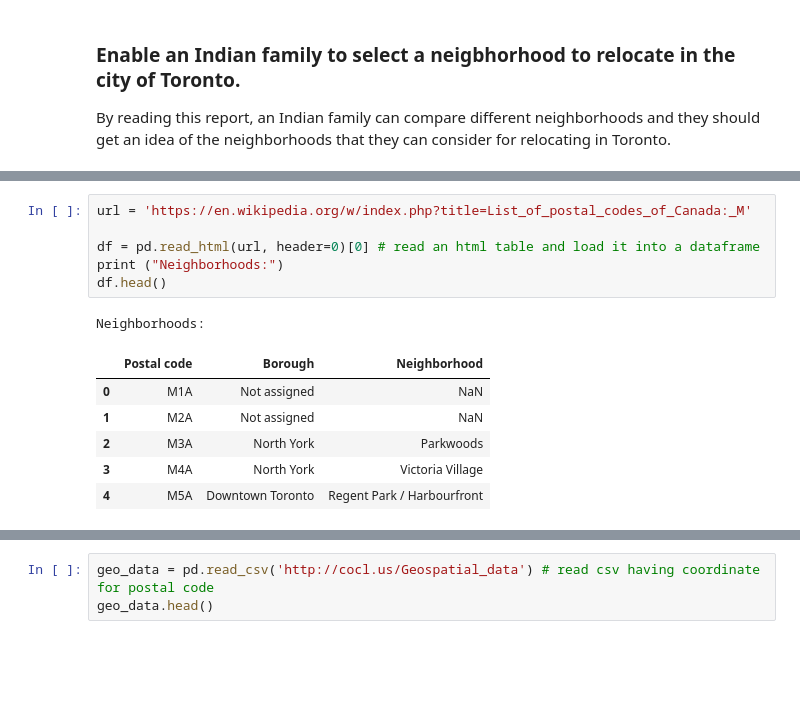
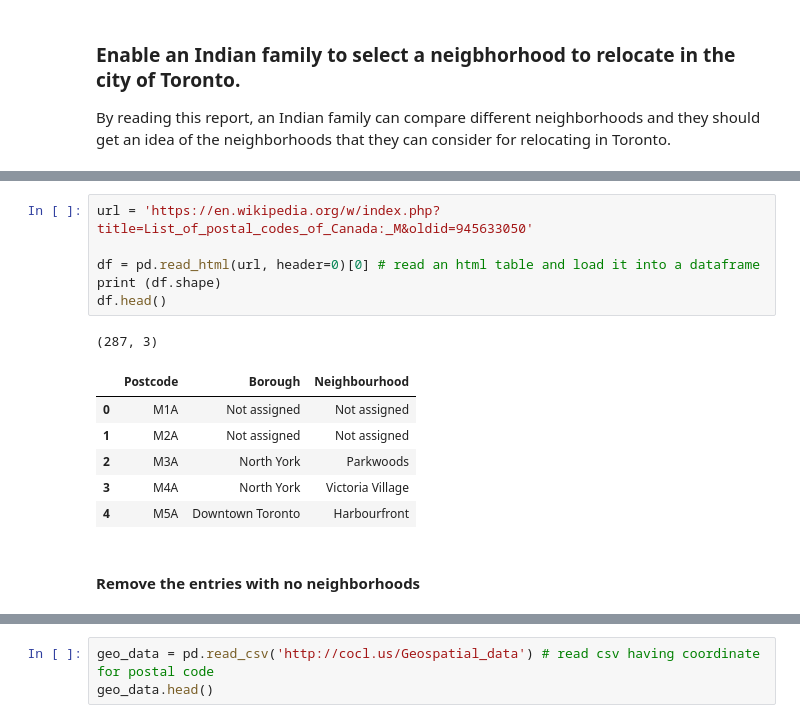
Before and after one commit to iindrajeet07/Coursera_Capstone, a Jupyter notebook: Final Project/Toronto neighborhood analysis for an Indian family.ipynb, the cells around one changed output, grey strips where cells are left out. Saved outputs shown, nothing was run; the diff lists cells and outputs as text; blank space fills up the shorter version.

```diff
--- a/Final Project/Toronto neighborhood analysis for an Indian family.ipynb
+++ b/Final Project/Toronto neighborhood analysis for an Indian family.ipynb
@@ -31,14 +41,16 @@ from pandas.io.json import json_normalize # tranform JSON file into a pandas dat
 # %%
-url = 'https://en.wikipedia.org/w/index.php?title=List_of_postal_codes_of_Canada:_M'
+url = 'https://en.wikipedia.org/w/index.php?title=List_of_postal_codes_of_Canada:_M&oldid=945633050'
 
 df = pd.read_html(url, header=0)[0] # read an html table and load it into a dataframe
-print ("Neighborhoods:")
+print (df.shape)
 df.head()
 # %% [output]
-Neighborhoods:
+(287, 3)
-|  | Postal code | Borough | Neighborhood |
-| 0 | M1A | Not assigned | NaN |
-| 1 | M2A | Not assigned | NaN |
+|  | Postcode | Borough | Neighbourhood |
+| 0 | M1A | Not assigned | Not assigned |
+| 1 | M2A | Not assigned | Not assigned |
 | 2 | M3A | North York | Parkwoods |
 | 3 | M4A | North York | Victoria Village |
-| 4 | M5A | Downtown Toronto | Regent Park / Harbourfront |
+| 4 | M5A | Downtown Toronto | Harbourfront |
+# %% [markdown]
+#### Remove the entries with no neighborhoods
```
Also changed, not shown: parts of 47 cells of this notebook.
